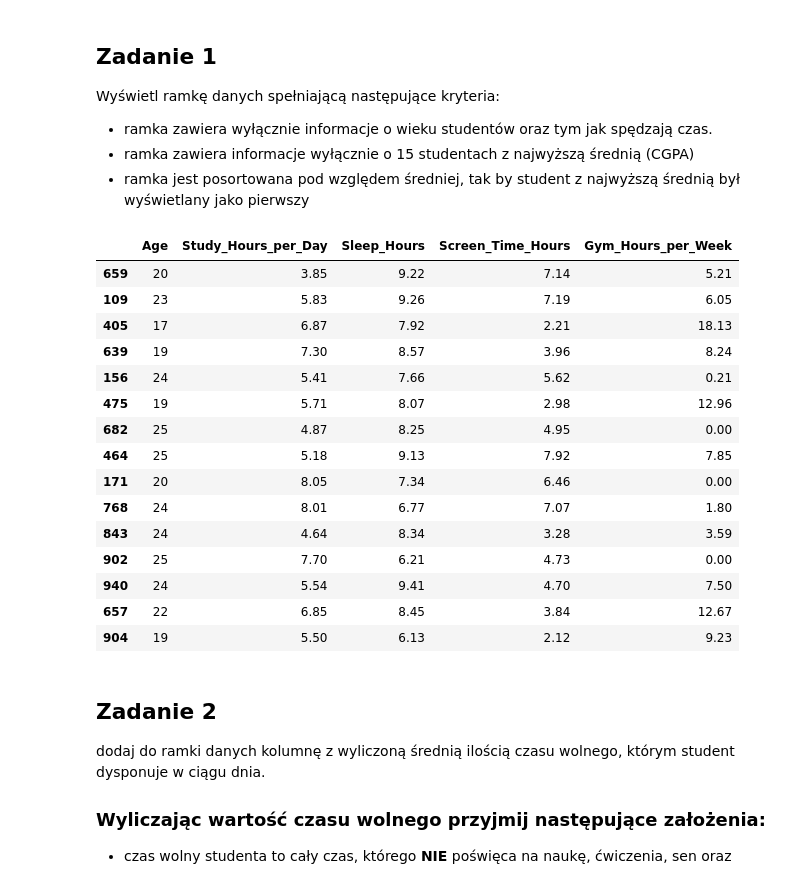
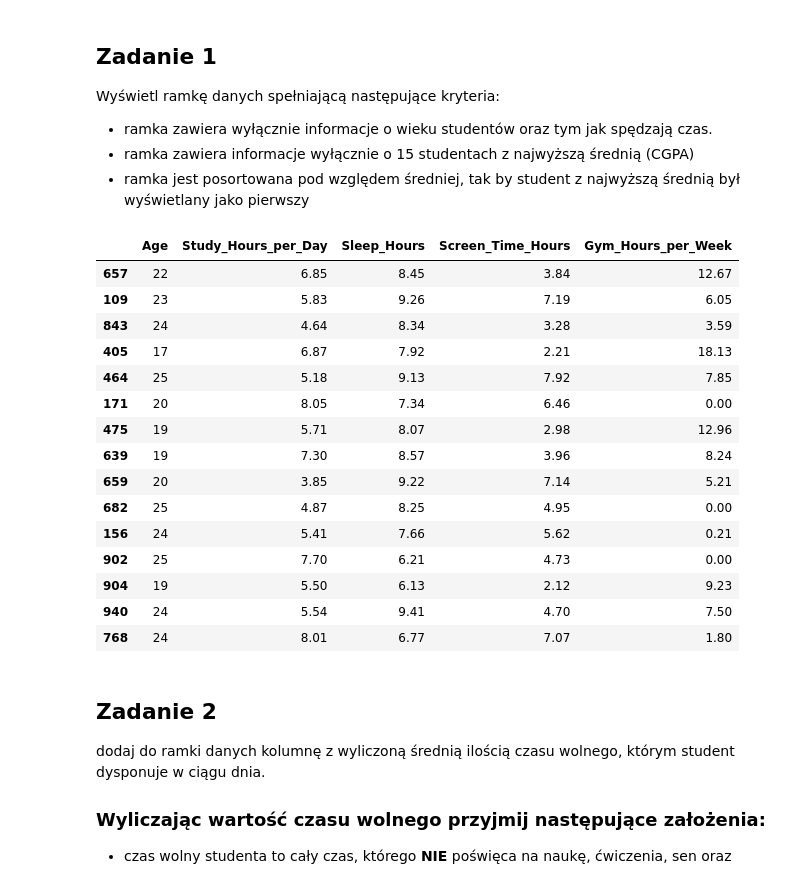
Before and after one commit to Zajecia-na-PWr-LR/lista-1-MarmoPL, a Jupyter notebook: UczenieMaszynowe_25_26_Lista1.ipynb, the cells around one changed output. Saved outputs shown, nothing was run; the diff lists cells and outputs as text; code cells hidden in the pictures.

```diff
--- a/UczenieMaszynowe_25_26_Lista1.ipynb
+++ b/UczenieMaszynowe_25_26_Lista1.ipynb
@@ -73,24 +73,24 @@ Wyświetl ramkę danych spełniającą następujące kryteria:
 - ramka jest posortowana pod względem średniej, tak by student z najwyższą średnią był wyświetlany jako pierwszy
 # %%
 df = pd.read_csv(os.path.join(students_path, "student_lifestyle_performance_dataset.csv"))
-df.sort_values(by="CGPA", ascending=False).head(15).sort_values(by="Internal_Marks", ascending=False)[["Age", "Study_Hours_per_Day", "Sleep_Hours", "Screen_Time_Hours", "Gym_Hours_per_Week"]]
+df.sort_values(by="CGPA", ascending=False).head(15)[["Age", "Study_Hours_per_Day", "Sleep_Hours", "Screen_Time_Hours", "Gym_Hours_per_Week"]]
 # %% [output]
 |  | Age | Study_Hours_per_Day | Sleep_Hours | Screen_Time_Hours | Gym_Hours_per_Week |
-| 659 | 20 | 3.85 | 9.22 | 7.14 | 5.21 |
+| 657 | 22 | 6.85 | 8.45 | 3.84 | 12.67 |
 | 109 | 23 | 5.83 | 9.26 | 7.19 | 6.05 |
+| 843 | 24 | 4.64 | 8.34 | 3.28 | 3.59 |
 | 405 | 17 | 6.87 | 7.92 | 2.21 | 18.13 |
-| 639 | 19 | 7.30 | 8.57 | 3.96 | 8.24 |
-| 156 | 24 | 5.41 | 7.66 | 5.62 | 0.21 |
-| 475 | 19 | 5.71 | 8.07 | 2.98 | 12.96 |
-| 682 | 25 | 4.87 | 8.25 | 4.95 | 0.00 |
 | 464 | 25 | 5.18 | 9.13 | 7.92 | 7.85 |
 | 171 | 20 | 8.05 | 7.34 | 6.46 | 0.00 |
+| 475 | 19 | 5.71 | 8.07 | 2.98 | 12.96 |
+| 639 | 19 | 7.30 | 8.57 | 3.96 | 8.24 |
+| 659 | 20 | 3.85 | 9.22 | 7.14 | 5.21 |
+| 682 | 25 | 4.87 | 8.25 | 4.95 | 0.00 |
+| 156 | 24 | 5.41 | 7.66 | 5.62 | 0.21 |
+| 902 | 25 | 7.70 | 6.21 | 4.73 | 0.00 |
+| 904 | 19 | 5.50 | 6.13 | 2.12 | 9.23 |
+| 940 | 24 | 5.54 | 9.41 | 4.70 | 7.50 |
 | 768 | 24 | 8.01 | 6.77 | 7.07 | 1.80 |
-| 843 | 24 | 4.64 | 8.34 | 3.28 | 3.59 |
-| 902 | 25 | 7.70 | 6.21 | 4.73 | 0.00 |
-| 940 | 24 | 5.54 | 9.41 | 4.70 | 7.50 |
-| 657 | 22 | 6.85 | 8.45 | 3.84 | 12.67 |
-| 904 | 19 | 5.50 | 6.13 | 2.12 | 9.23 |
 # %% [markdown]
 ## Zadanie 2
 dodaj do ramki danych kolumnę z wyliczoną średnią ilością czasu wolnego, którym student dysponuje w ciągu dnia.
```
Also changed, not shown: parts of 2 cells of this notebook.
